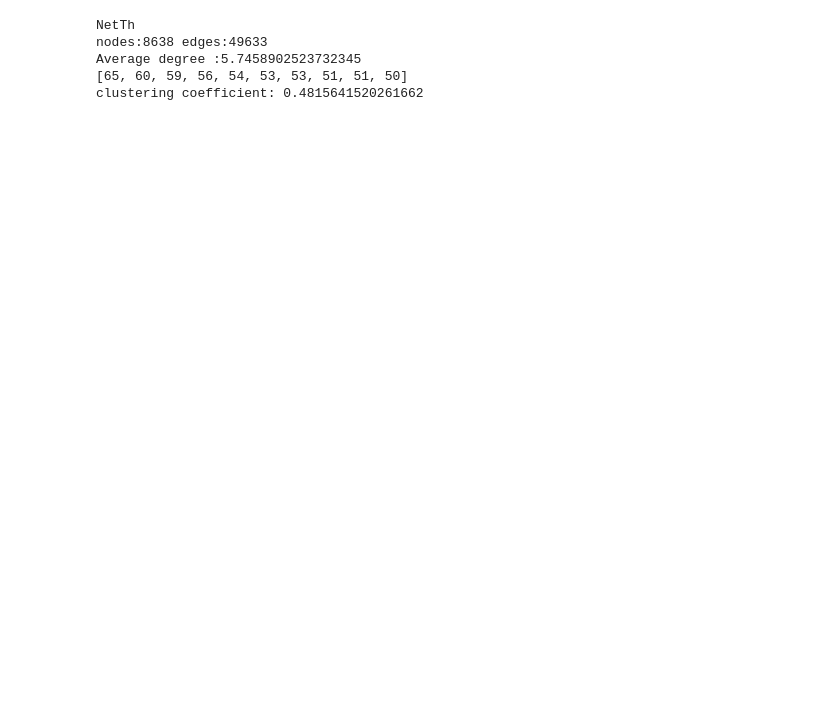
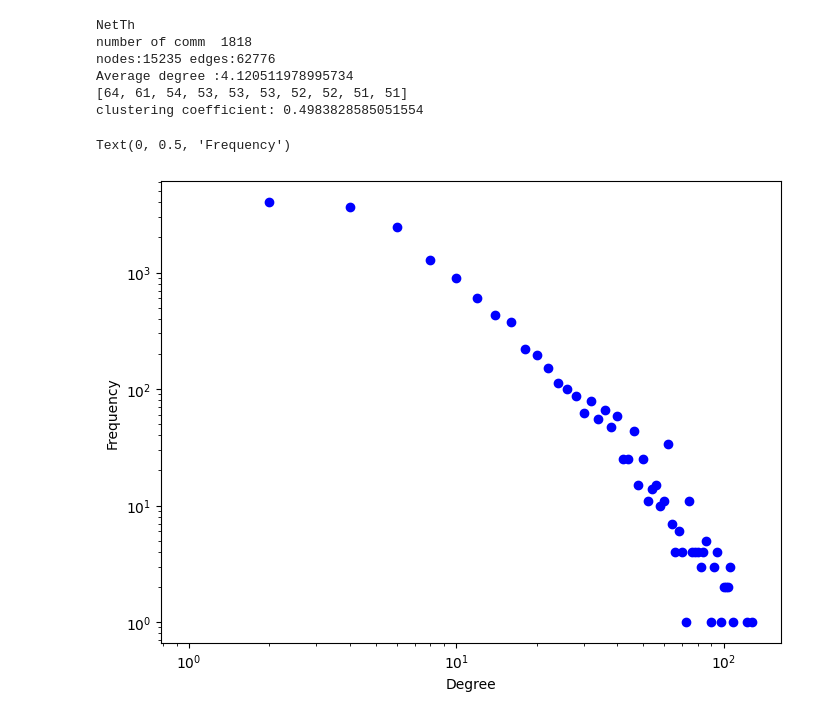
Before and after one commit to cristinagub/master_project, a Jupyter notebook: main.ipynb, the cells around one changed output. Saved outputs shown, nothing was run; the diff lists cells and outputs as text; code cells hidden in the pictures; blank space fills up the shorter version.

```diff
--- a/main.ipynb
+++ b/main.ipynb
@@ -145,29 +387,60 @@ clustering coefficient: 0.6215823219256392
 # %%
 def load_NetTh(): # load coathorship dataset as graph2
-    g=nx.read_edgelist("CA-HepTh.txt", nodetype=int,create_using=nx.Graph())
+    g=nx.Graph()
+    with open("hep.txt") as file:
+    #with open("facebook-wosn-wall.edges") as file:
+        for line in file:
+            s_line = line.strip()
+            list_line=s_line.split()
+            #list_line=s_line.split(",")
+            #print(list_line,(list_line[0],list_line[1]))
+            g.add_edge(list_line[0],list_line[1])
+    #g=nx.read_edgelist("hep.txt", nodetype=int,create_using=nx.Graph())
     g=nx.convert_node_labels_to_integers(g)
     partition=community_louvain.best_partition(g)
-    for node in g.nodes():
-        g.nodes[node]['community']=partition[node]
-    return g
+
+    communities= [x for x in partition.values()]
+    num_com=len(np.unique(communities))
+
+    pop_communities=[0]*num_com
+    for c in range(num_com):
+        pop_communities[c]=[v for k,v in partition.items()].count(c)
+    nodes_g=list(g.nodes())
+    for node in nodes_g:
+        if  pop_communities[partition[node]]<=0: g.remove_node(node)
+        else:
+            g.nodes[node]['community']=partition[node]
+    g=nx.convert_node_labels_to_integers(g)
+    return g.to_directed()
 
 
 NetTh=load_NetTh()
-Gcc = sorted(nx.connected_components(NetTh), key=len, reverse=True)
-NetTh = NetTh.subgraph(Gcc[0])
-NetTh=nx.convert_node_labels_to_integers(NetTh)
-NetTh=NetTh.to_directed(as_view=False)
-print("NetTh")
-d=collections.Counter([NetTh.nodes[i]['community'] for i in NetTh.nodes()])
-#print(collections.OrderedDict(sorted(d.items())))
+if True:
+    #Gcc = sorted(nx.connected_components(Enron.to_undirected()), key=len, reverse=True)
+    #Enron = Enron.subgraph(Gcc[0])
+    #Enron=nx.convert_node_labels_to_integers(Enron)
+    #Enron=Enron.to_directed(as_view=False)
+    print("NetTh")
+    d=collections.Counter([NetTh.nodes[i]['community'] for i in NetTh.nodes()])
+    #print(collections.OrderedDict(sorted(d.items())))
+    print("number of comm " ,len(d))
+    print("nodes:"+str(len(NetTh.nodes()))+" edges:"+str(len(NetTh.edges())))
+    print("Average degree :"+str(sum([NetTh.out_degree(x) for x in NetTh.nodes()])/len(NetTh.nodes())))
+    print(sorted([NetTh.out_degree(x) for x in NetTh.nodes()],reverse=True)[0:10])
+    print("clustering coefficient: "+str(nx.average_clustering(NetTh,NetTh.nodes())))
 
-print("nodes:"+str(len(NetTh.nodes()))+" edges:"+str(len(NetTh.edges())))
-print("Average degree :"+str(sum([NetTh.out_degree(x) for x in NetTh.nodes()])/len(NetTh.nodes())))
-print(sorted([NetTh.out_degree(x) for x in NetTh.nodes()],reverse=True)[0:10])
-print("clustering coefficient: "+str(nx.average_clustering(NetTh,NetTh.nodes())))
+degree_freq = nx.degree_histogram(NetTh)
+degrees = range(len(degree_freq))
+plt.figure(figsize=(4, 3))
+plt.loglog(degrees, degree_freq,'bo')
+plt.xlabel("Degree")
+plt.ylabel("Frequency")
 # %% [output]
 NetTh
-nodes:8638 edges:49633
-Average degree :5.7458902523732345
-[65, 60, 59, 56, 54, 53, 53, 51, 51, 50]
-clustering coefficient: 0.4815641520261662
+number of comm  1818
+nodes:15235 edges:62776
+Average degree :4.120511978995734
+[64, 61, 54, 53, 53, 53, 52, 52, 51, 51]
+clustering coefficient: 0.4983828585051554
+Text(0, 0.5, 'Frequency')
+[figure, added]
```
Also changed, not shown: parts of 33 cells of this notebook.
